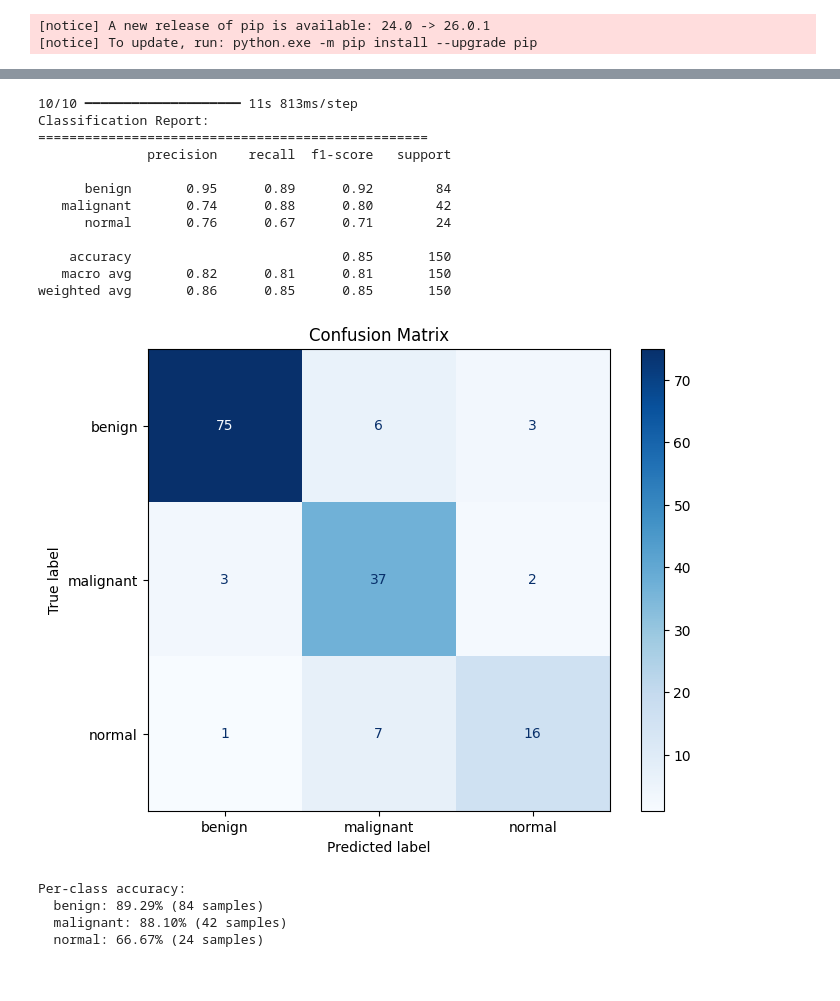
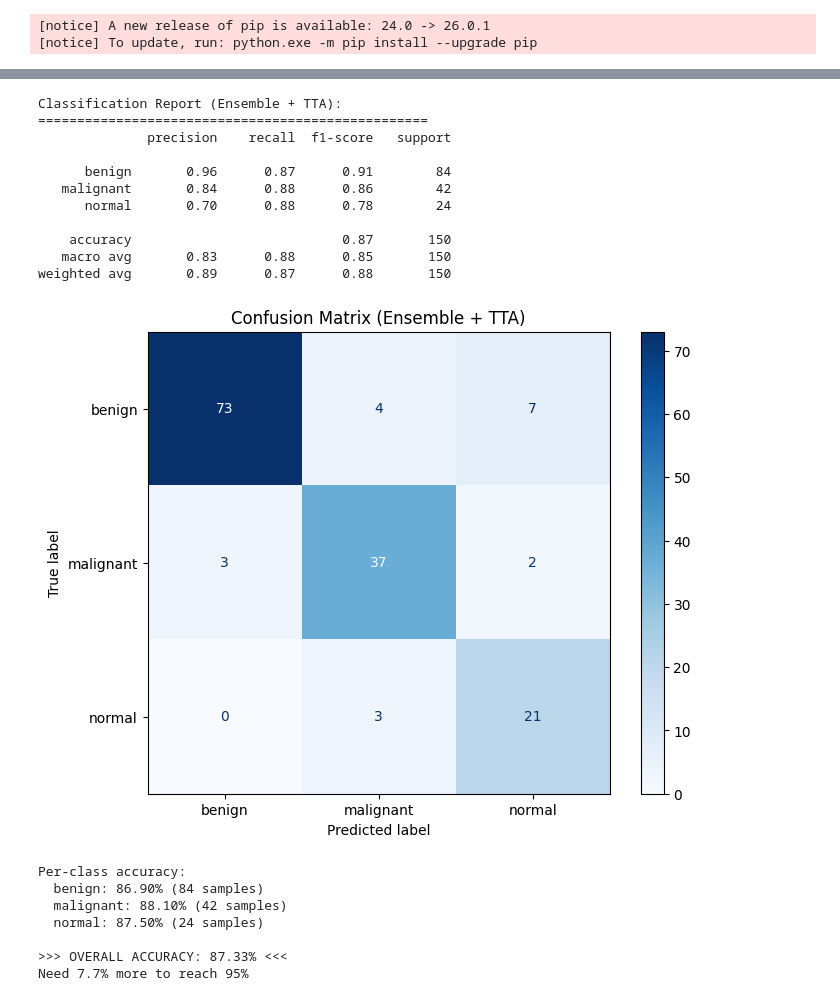
Before and after one commit to cyiza22/Breast-canser_screening, a Jupyter notebook: ml_service/train_model.ipynb, the cells around one changed output, grey strips where cells are left out. Cells and saved outputs as stored; diff of their text form; code cells hidden in the pictures.

Commit message:
trained the model more to achieve a higher accuracy

```diff
--- a/ml_service/train_model.ipynb
+++ b/ml_service/train_model.ipynb
@@ -374,0 +307,17 @@ Best Validation Accuracy: 0.8533
+# %%
+# ============================================================
+# TRAINING CURVES
+# ============================================================
+
+fig, axes = plt.subplots(1, 3, figsize=(18, 5))
+for i, hist in enumerate(all_histories):
+    axes[i].plot(hist)
+    axes[i].set_title(f"Model {i+1} - Best: {max(hist):.1%}")
+    axes[i].set_xlabel("Epoch")
+    axes[i].set_ylabel("Val Accuracy")
+    axes[i].axhline(y=0.95, color="red", linestyle="--", alpha=0.5, label="95% target")
+    axes[i].grid(True, alpha=0.3)
+    axes[i].legend()
+plt.suptitle("Validation Accuracy per Model")
+plt.tight_layout()
+plt.show()
@@ -375,52 +376,49 @@ Best Validation Accuracy: 0.8533
 # %%
 # ============================================================
-# EVALUATION — Confusion Matrix & Classification Report
+# DETAILED EVALUATION
 # ============================================================
-from sklearn.metrics import classification_report, confusion_matrix, ConfusionMatrixDisplay
-
-# Predict on validation set
-val_data.reset()
-y_pred = model.predict(val_data)
-y_pred_classes = np.argmax(y_pred, axis=1)
-y_true = val_data.classes
 
 class_names = list(train_data.class_indices.keys())
 
-# Classification Report
-print("Classification Report:")
+print("Classification Report (Ensemble + TTA):")
 print("=" * 50)
-print(classification_report(y_true, y_pred_classes, target_names=class_names))
+print(classification_report(y_true, y_pred_tta, target_names=class_names))
 
-# Confusion Matrix
-cm = confusion_matrix(y_true, y_pred_classes)
+cm = confusion_matrix(y_true, y_pred_tta)
 fig, ax = plt.subplots(figsize=(8, 6))
-disp = ConfusionMatrixDisplay(confusion_matrix=cm, display_labels=class_names)
-disp.plot(ax=ax, cmap='Blues', values_format='d')
-plt.title('Confusion Matrix')
+ConfusionMatrixDisplay(confusion_matrix=cm, display_labels=class_names).plot(
+    ax=ax, cmap="Blues", values_format="d")
+plt.title("Confusion Matrix (Ensemble + TTA)")
 plt.show()
 
-# Per-class accuracy
-print("\nPer-class accuracy:")
+print("Per-class accuracy:")
 for i, name in enumerate(class_names):
     mask = y_true == i
     if mask.sum() > 0:
-        class_acc = (y_pred_classes[mask] == i).mean()
-        print(f"  {name}: {class_acc:.2%} ({mask.sum()} samples)")
+        print(f"  {name}: {(y_pred_tta[mask] == i).mean():.2%} ({mask.sum()} samples)")
+
+print(f"\n>>> OVERALL ACCURACY: {tta_acc:.2%} <<<")
+if tta_acc >= 0.95:
+    print("TARGET REACHED!")
+else:
+    print(f"Need {0.95 - tta_acc:.1%} more to reach 95%")
 # %% [output]
-10/10 ━━━━━━━━━━━━━━━━━━━━ 11s 813ms/step
-Classification Report:
+Classification Report (Ensemble + TTA):
 ==================================================
               precision    recall  f1-score   support
 
-      benign       0.95      0.89      0.92        84
-   malignant       0.74      0.88      0.80        42
-      normal       0.76      0.67      0.71        24
+      benign       0.96      0.87      0.91        84
+   malignant       0.84      0.88      0.86        42
+      normal       0.70      0.88      0.78        24
 
-    accuracy                           0.85       150
-   macro avg       0.82      0.81      0.81       150
-weighted avg       0.86      0.85      0.85       150
+    accuracy                           0.87       150
+   macro avg       0.83      0.88      0.85       150
+weighted avg       0.89      0.87      0.88       150
-[figure, old version]
+[figure, new version]
 Per-class accuracy:
-  benign: 89.29% (84 samples)
+  benign: 86.90% (84 samples)
   malignant: 88.10% (42 samples)
-  normal: 66.67% (24 samples)
+  normal: 87.50% (24 samples)
+
+>>> OVERALL ACCURACY: 87.33% <<<
+Need 7.7% more to reach 95%
```
Also changed, not shown: parts of 19 cells of this notebook, 9 other files.
